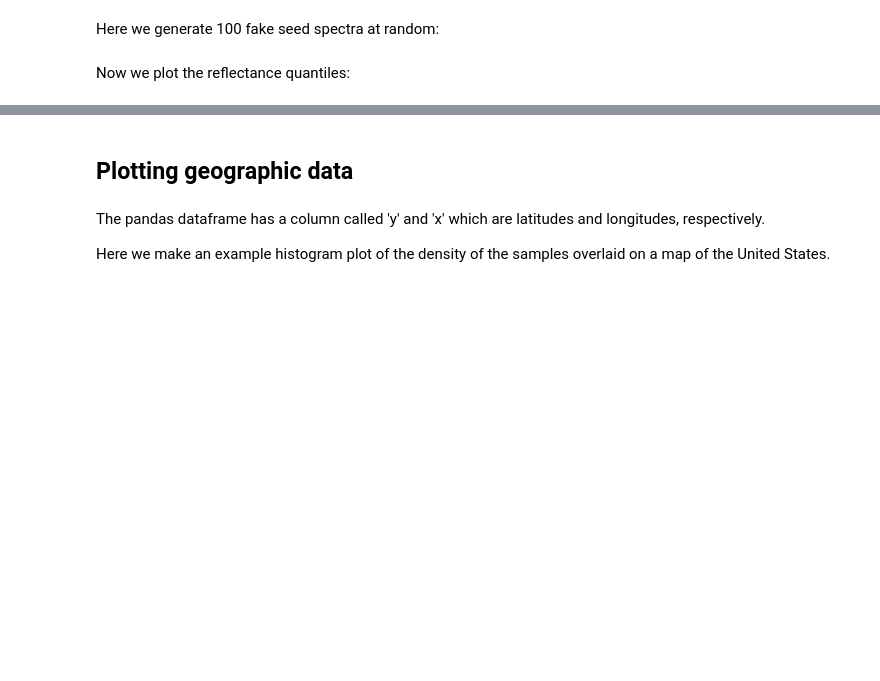
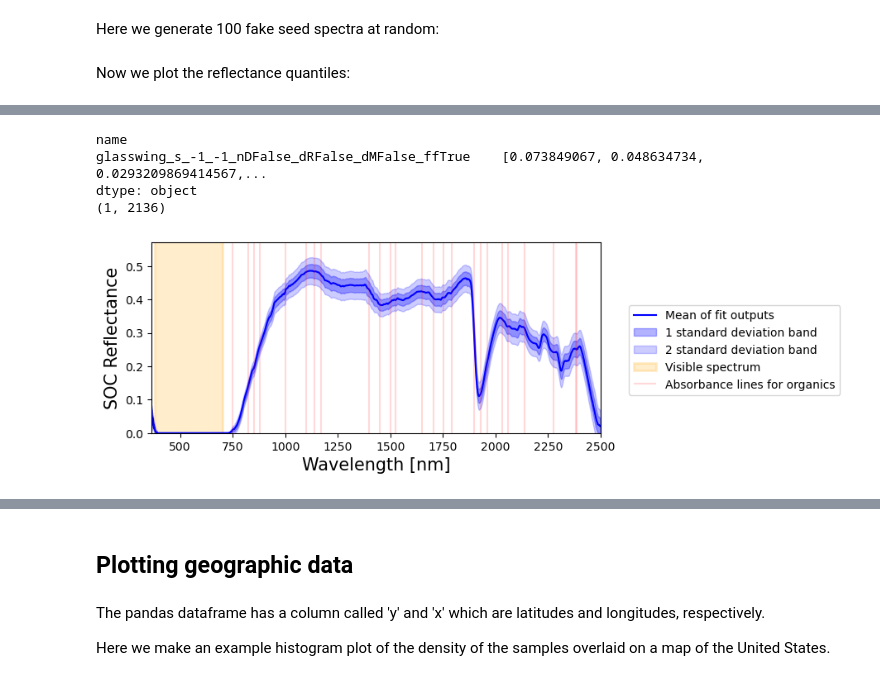
Before and after one commit to sujaynr/RaCA-Analysis, a Jupyter notebook: dataAnalysis.ipynb, the cells around one changed output, grey strips where cells are left out. Cells and saved outputs as stored; diff of their text form; code cells hidden in the pictures; blank space fills up the shorter version.

```diff
--- a/dataAnalysis.ipynb
+++ b/dataAnalysis.ipynb
@@ -233,0 +973,58 @@ Now we plot the reflectance quantiles:
+# %%
+# Load the CSV file into a pandas dataframe
+df = pd.read_csv("results/SOC-spectrum-fullfit.csv")
+
+# Group the dataframe by 'name' and sort 'SOC Reflectance' in ascending order by 'Wavelength' for each group
+sorted_arrays_full = df.groupby('name').apply(lambda x: x.sort_values('Wavelength')['SOC Reflectance'].values)
+
+print(sorted_arrays_full)
+
+# Collect the sorted 'SOC Reflectance' arrays into a separate array
+result_full = np.array(sorted_arrays_full.tolist())
+
+print(result_full.shape)
+# %% [output]
+name
+glasswing_s_-1_-1_nDFalse_dRFalse_dMFalse_ffTrue    [0.073849067, 0.048634734, 0.0293209869414567,...
+dtype: object
+(1, 2136)
+# %%
+#enable latex rendering
+plt.rcParams['text.usetex'] = False
+
+fig = plt.figure(figsize=(7, 3))
+
+
+
+# Plot quantiles
+#plt.fill_between(XF,np.quantile(socspecs,0.995,axis=0),np.quantile(socspecs,0.005,axis=0),color='blue',alpha=0.1,label=r'99\% CL band of fit outputs')
+plt.plot(XF,np.mean(result,axis=0), color='blue', label=r'Mean of fit outputs');
+plt.fill_between(XF,np.mean(result,axis=0) + np.std(result,axis=0), np.mean(result,axis=0) - np.std(result,axis=0),color='blue',alpha=0.3,label=r'1 standard deviation band')
+plt.fill_between(XF,np.mean(result,axis=0) + 2* np.std(result,axis=0),np.mean(result,axis=0) - 2 *np.std(result,axis=0),color='blue',alpha=0.2,label=r'2 standard deviation band')
+
+# Plot means and mins
+# plt.plot(XF,np.max(result,axis=0), color='black',alpha=0.4);
+#plt.plot(XF,result_full[0,:], color='black', label=r'Full fit');
+# plt.plot(XF,np.min(result,axis=0), color='black',alpha=0.4,  label=r'Range');
+
+# Style plot
+plt.xlim([365.0,2500.0])
+plt.ylim([0.0,np.max(result)*1.1])
+plt.xlabel(r'Wavelength [nm]',fontsize=15)
+plt.ylabel(r'SOC Reflectance',fontsize=15)
+#plt.title(r'Example SOC spectrum plot: distributed priors',fontsize=20)
+
+# Add the rectangle
+rectangle = plt.Rectangle((380, 0), 700-380, 1, edgecolor='black', linewidth=2, color='orange', alpha=0.2, label="Visible spectrum")
+plt.gca().add_patch(rectangle)
+
+
+# Add absorbance lines for organics
+plt.vlines(organicTroughs,ymin=0.0,ymax=1.0, color='red', alpha=0.15, label="Absorbance lines for organics")
+#plt.vlines(waterTroughs,ymin=0.0,ymax=1.0, color='yellow', alpha=1, label="Absorbance lines for hygroscopic water")
+# plt.vlines(calciteTroughs,ymin=0.0,ymax=1.0, color='green', alpha=1, label="Absorbance lines for calcite")
+
+# Add legend
+plt.legend(loc='best', bbox_to_anchor=(1.05,0.7));
+# %% [output]
+[figure, added]
```
Also changed, not shown: parts of 47 cells of this notebook, 2 other files.
